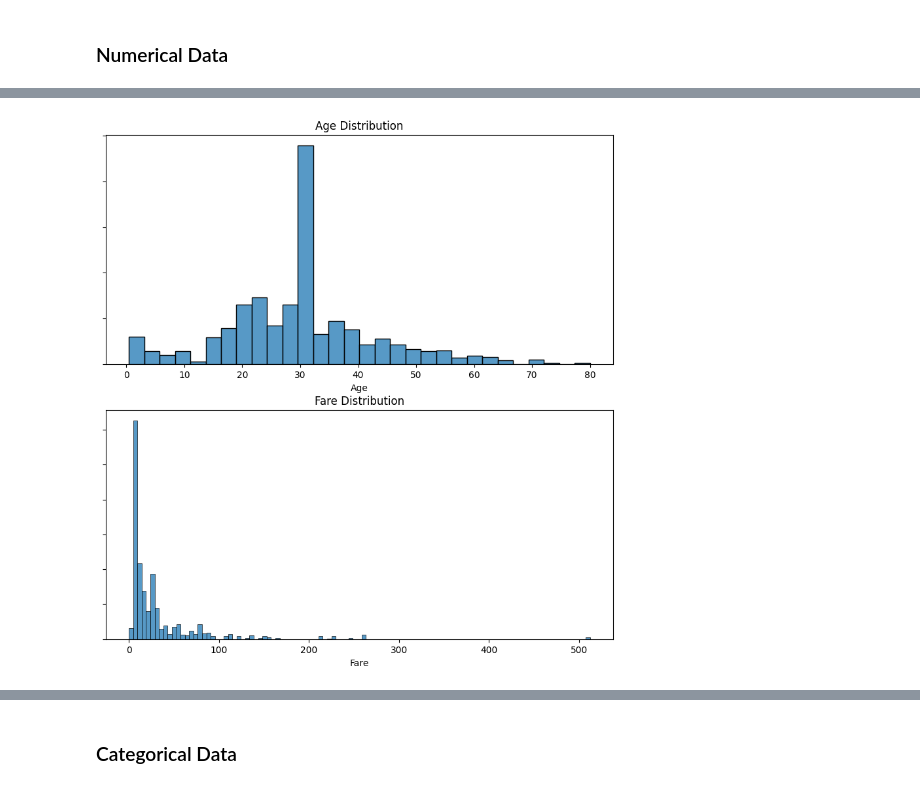
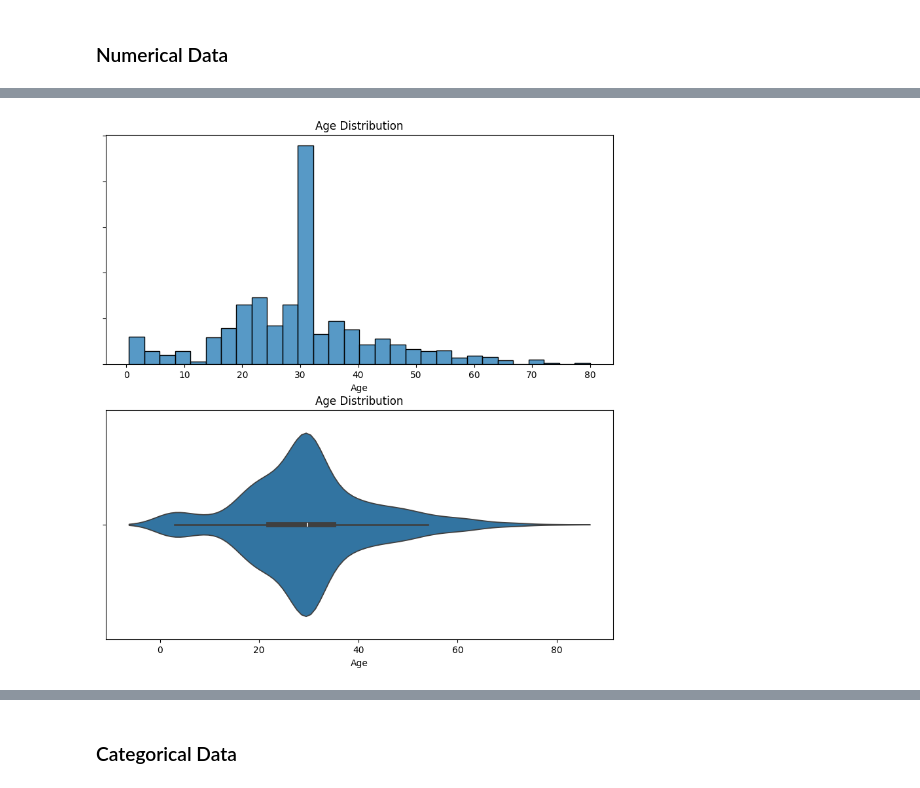
Before and after one commit to marcoeferro/EDA-exercises, a Jupyter notebook: titanic/EDA.ipynb, the cells around one changed output, grey strips where cells are left out. Drawn from its saved outputs; the diff is of its cells as text; code cells hidden in the pictures.

```diff
--- a/titanic/EDA.ipynb
+++ b/titanic/EDA.ipynb
@@ -378,19 +369,18 @@ df_numeric.head()
 # %%
 fig, ax = plt.subplots(nrows=2, ncols=1,figsize=(10, 10))
 
 g1 = sns.histplot(data=df_numeric["Age"],ax=ax[0]) #creates graph
 
 g1.set(yticklabels=[])  # remove the tick labels
 g1.set(title='Age Distribution')  # add a title
 g1.set(ylabel=None)  # remove the axis label
 
-
-g2 = sns.histplot(data=df_numeric["Fare"],ax=ax[1]) #creates graph
+g2 = sns.violinplot(x=df_numeric["Age"],ax=ax[1]) #creates graph
 
 g2.set(yticklabels=[])  # remove the tick labels
-g2.set(title='Fare Distribution')  # add a title
+g2.set(title='Age Distribution')  # add a title
 g2.set(ylabel=None)  # remove the axis label
 
 plt.show()
 # %% [output]
-[figure, old version]
+[figure, new version]
```
Also changed, not shown: parts of 60 cells of this notebook.
